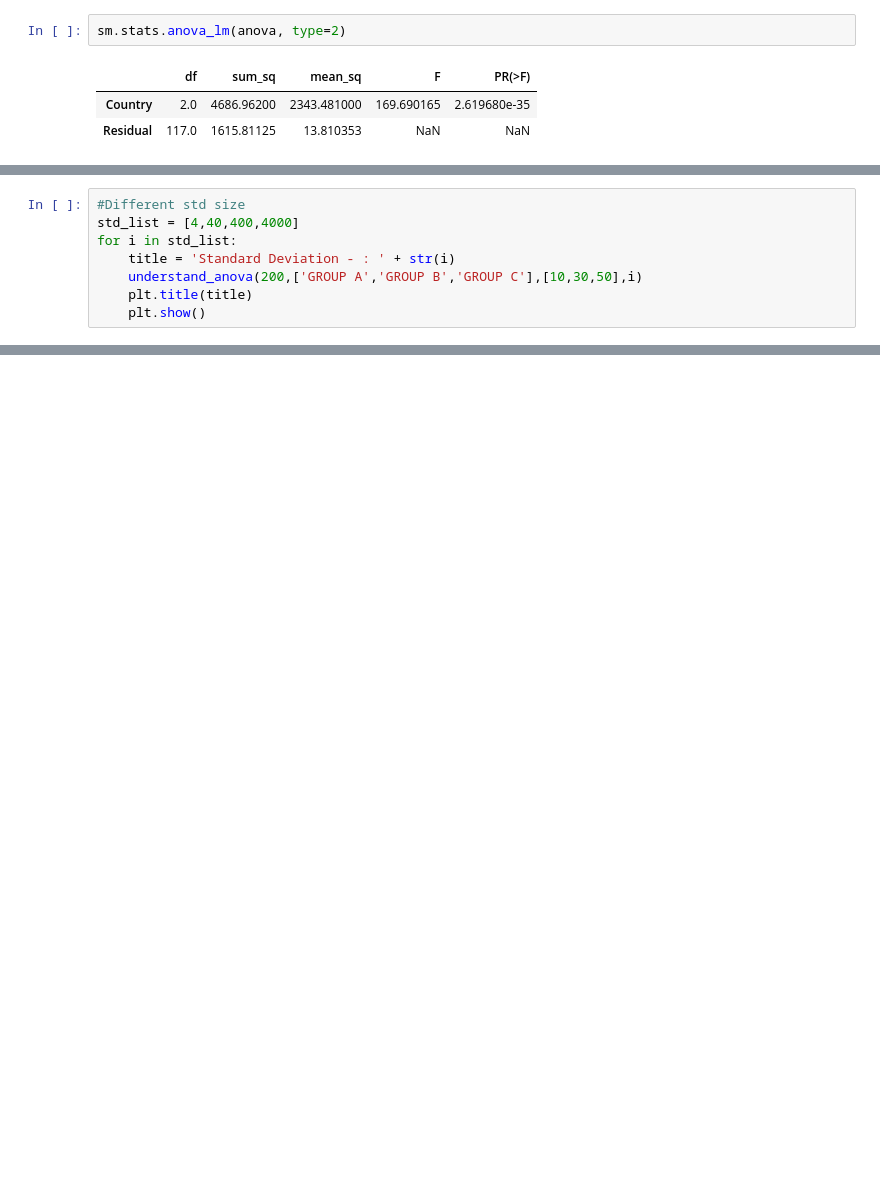
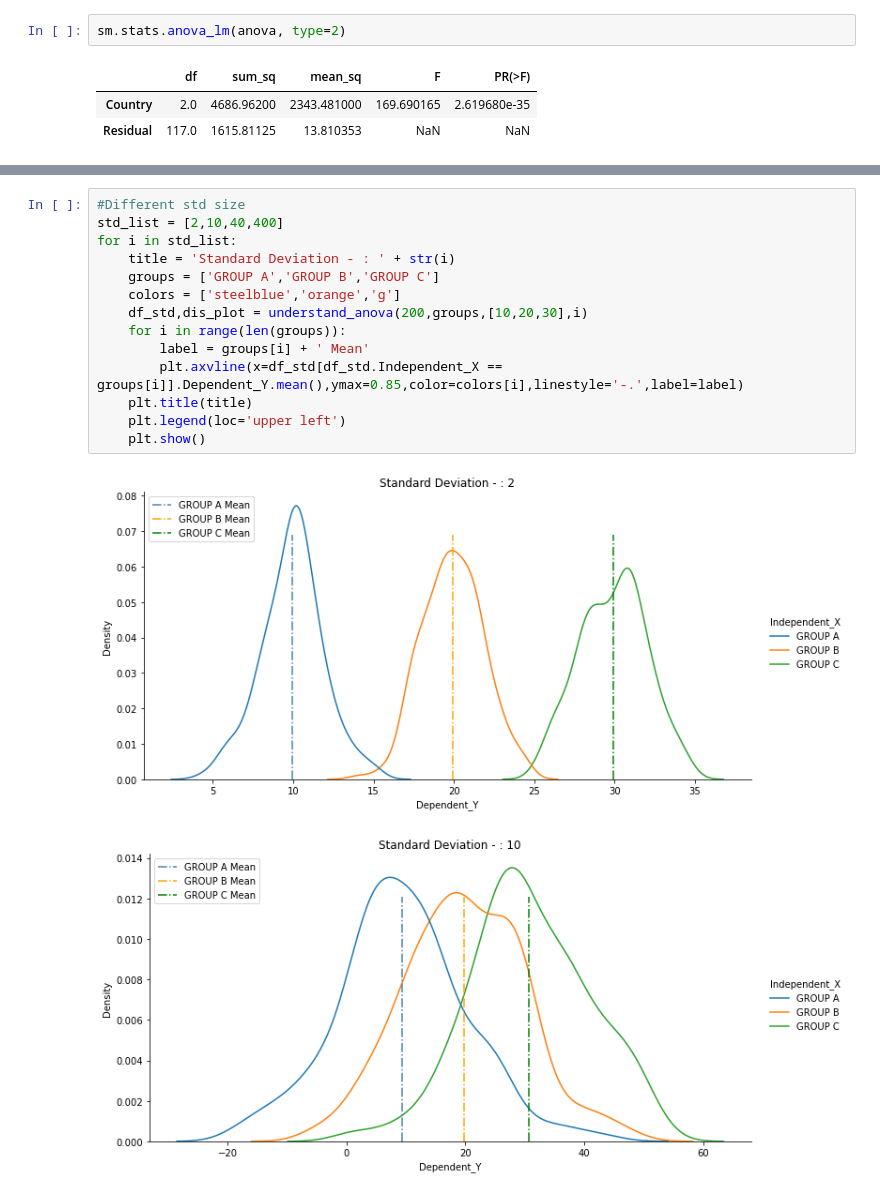
Before and after one commit to sezginisg/anova-example, a Jupyter notebook: Anova-Test-Example.ipynb, the cells around one changed output, grey strips where cells are left out. Cells and saved outputs as stored; diff of their text form; blank space fills up the shorter version.

Commit message:
Anova teest conducted

```diff
--- a/Anova-Test-Example.ipynb
+++ b/Anova-Test-Example.ipynb
@@ -355,8 +222,0 @@ for i in sample_size_list:
-# %%
-#Different std size
-std_list = [4,40,400,4000]
-for i in std_list:
-    title = 'Standard Deviation - : ' + str(i)
-    understand_anova(200,['GROUP A','GROUP B','GROUP C'],[10,30,50],i)
-    plt.title(title)
-    plt.show()
@@ -396,0 +356,17 @@ SSb
+# %%
+#Different std size
+std_list = [2,10,40,400]
+for i in std_list:
+    title = 'Standard Deviation - : ' + str(i)
+    groups = ['GROUP A','GROUP B','GROUP C']
+    colors = ['steelblue','orange','g']
+    df_std,dis_plot = understand_anova(200,groups,[10,20,30],i)
+    for i in range(len(groups)):
+        label = groups[i] + ' Mean'
+        plt.axvline(x=df_std[df_std.Independent_X == groups[i]].Dependent_Y.mean(),ymax=0.85,color=colors[i],linestyle='-.',label=label)
+    plt.title(title)
+    plt.legend(loc='upper left')
+    plt.show()
+# %% [output]
+[figure, added]
+[figure, added]
```
Also changed, not shown: parts of 49 cells of this notebook.
